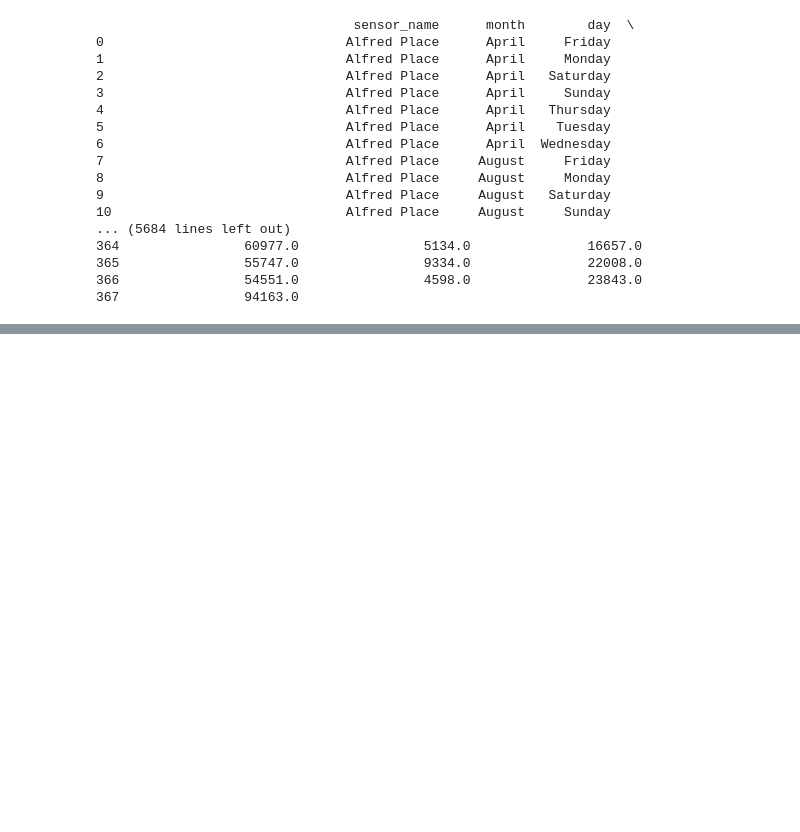
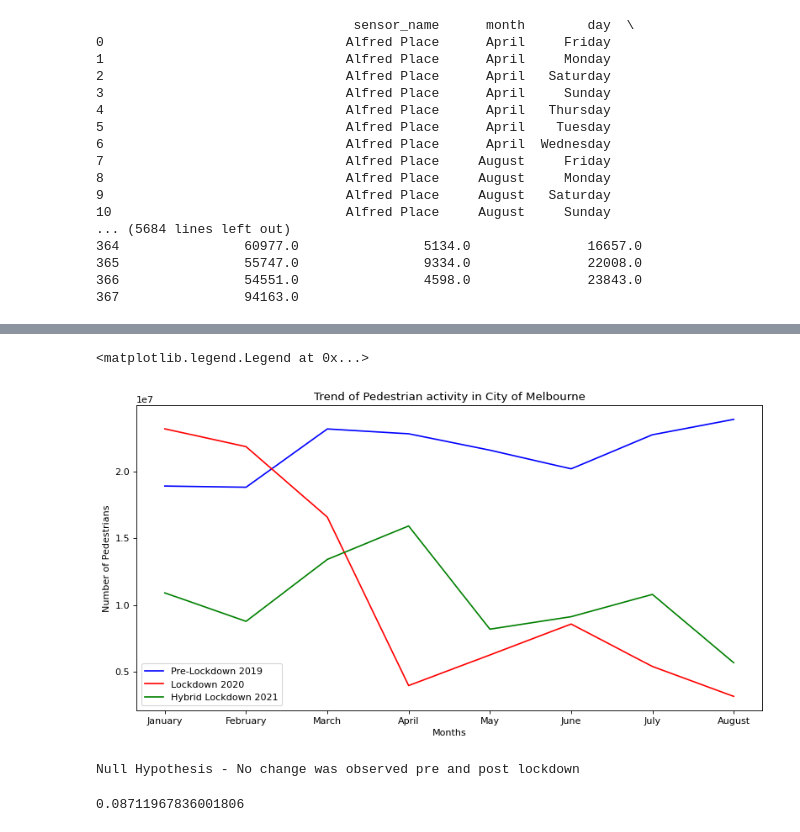
Before and after one commit to James-Akerman/covid19-melbourne-pedestrian-activity-analysis, a Jupyter notebook: testAPI.ipynb, the cells around one changed output, grey strips where cells are left out. Drawn from its saved outputs; the diff is of its cells as text; code cells hidden in the pictures; blank space fills up the shorter version.

Commit message:
ttest employmnet

```diff
--- a/testAPI.ipynb
+++ b/testAPI.ipynb
@@ -367,0 +452,4 @@ results_df2019.groupby(["sensor_name"][""])
+# %%
+from scipy.stats import linregress
+df1=df.loc[df["month"].isin(["January","February","March","April","May","June","July","August"])]
+df1
@@ -367,0 +486,15 @@ results_df2019.groupby(["sensor_name"][""])
+# %%
+from matplotlib.pyplot import figure
+figure(figsize=(12, 6), dpi=80)
+ped_avg2019,=plt.plot(df1["month"],df1['day_based_counts2019'], color="blue", label="Pre-Lockdown 2019")
+ped_avg2020,=plt.plot(df1["month"],df1['day_based_counts2020'], color="red", label="Lockdown 2020")
+ped_avg2021,=plt.plot(df1["month"],df1['day_based_counts2021'], color="green", label="Hybrid Lockdown 2021")
+
+plt.title("Trend of Pedestrian activity in City of Melbourne")
+plt.ylabel("Number of Pedestrians")
+plt.xlabel("Months")
+
+plt.legend(handles=[ped_avg2019, ped_avg2020,ped_avg2021], loc="best")
+# %% [output]
+<matplotlib.legend.Legend at 0x...>
+[figure, added]
@@ -367,0 +504,15 @@ results_df2019.groupby(["sensor_name"][""])
+# %%
+population1=results_df2020['hourly_counts']
+population2=results_df2019['hourly_counts']
+stats.ttest_ind(population1, population2, equal_var=False)
+#Null Hypothesis - No change was observed pre and post lockdown
+if pvalue<=0.05: #Reject Null Hypothesis
+    print("Alternate Hypothesis : There was a change in pedestrian activity pre and post lockdown")
+else:
+    print("Null Hypothesis - No change was observed pre and post lockdown")
+# %% [output]
+Null Hypothesis - No change was observed pre and post lockdown
+# %%
+pvalue
+# %% [output]
+0.08711967836001806
```
Also changed, not shown: parts of 32 cells of this notebook.
